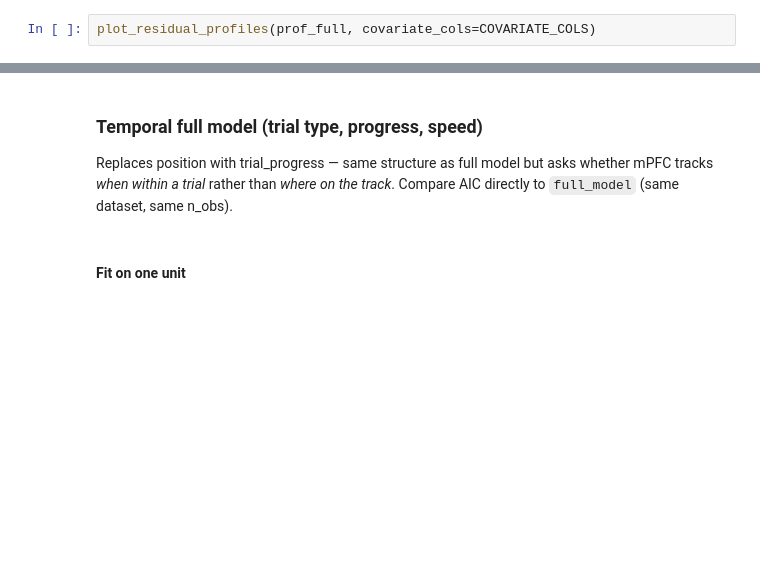
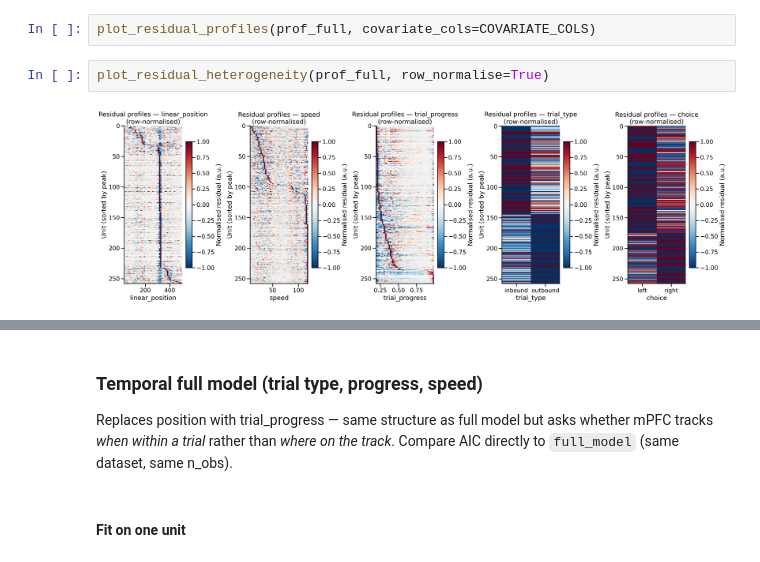
Before and after one commit to anirudh073/pfc-movement-analysis, a Jupyter notebook: notebooks/encoding.ipynb, the cells around one changed output, grey strips where cells are left out. Cells and saved outputs as stored; diff of their text form; blank space fills up the shorter version.

```diff
--- a/notebooks/encoding.ipynb
+++ b/notebooks/encoding.ipynb
@@ -1071,2 +1039,6 @@ plot_diagnostics_population(diag_full, covariate_cols=COVARIATE_COLS)
 # %%
 plot_residual_profiles(prof_full, covariate_cols=COVARIATE_COLS)
+# %%
+plot_residual_heterogeneity(prof_full, row_normalise=True)
+# %% [output]
+[figure, added]
```
Also changed, not shown: parts of 65 cells of this notebook, 2 other files.
